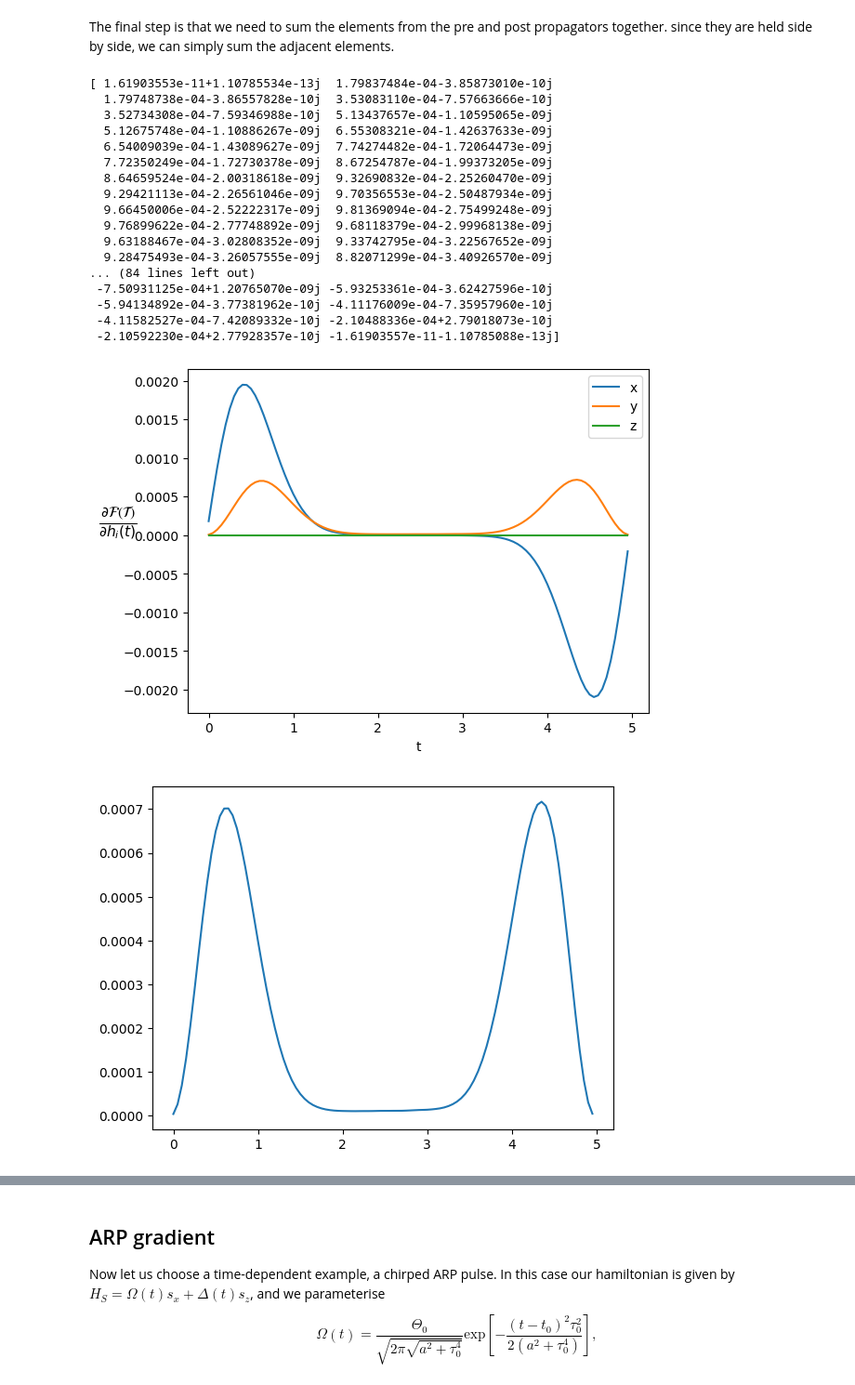
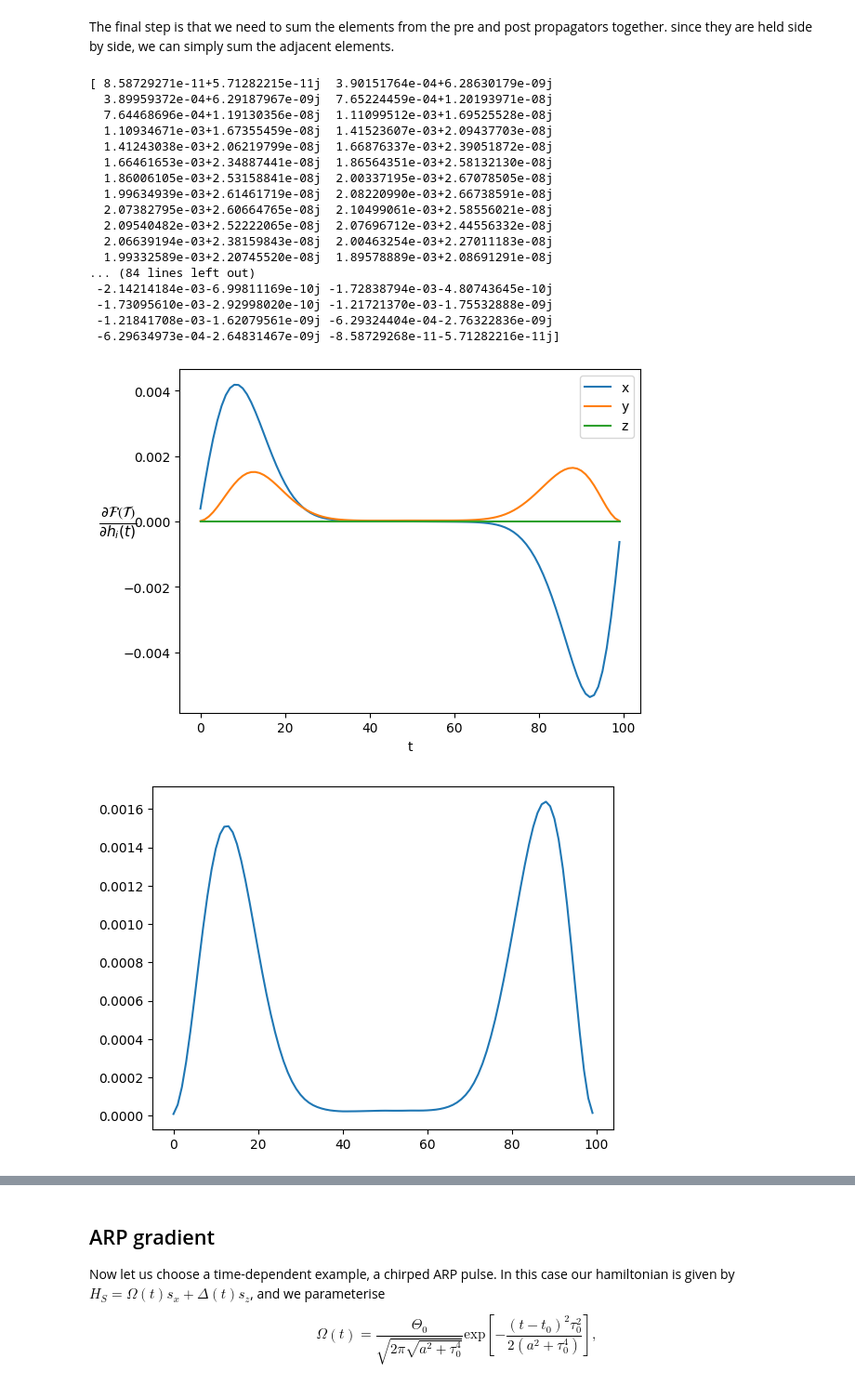
Before and after one commit to ebutler414/OQuPy, a Jupyter notebook: tutorials/gradients_introduction.ipynb, the cells around one changed output, grey strips where cells are left out. Shown at 93% size. Saved outputs shown, nothing was run; the diff lists cells and outputs as text; code cells hidden in the pictures.

```diff
--- a/tutorials/gradients_introduction.ipynb
+++ b/tutorials/gradients_introduction.ipynb
@@ -275,7 +275,7 @@ gradient_dynamics = oqupy.state_gradient(
                 system=system,
                 initial_state=oqupy.operators.spin_dm('x-'),
                 target_state=oqupy.operators.spin_dm('x+').T,
-                process_tensor=process_tensor,
+                process_tensor=[process_tensor,process_tensor,process_tensor],
                 parameters=parameters,
                 return_dynamics=True,
                 return_fidelity=True)
@@ -315,62 +331,64 @@ final_derivs_y = sum_adjacent_elements(total_derivs_y)
 
 plt.figure()
 
-plt.plot(times_gradient,final_derivs_x.real,label='x')
-plt.plot(times_gradient,final_derivs_y.real,label='y')
-plt.plot(times_gradient,final_derivs_z.real,label='z')
+plt.plot(final_derivs_x.real,label='x')
+plt.plot(final_derivs_y.real,label='y')
+plt.plot(final_derivs_z.real,label='z')
 
 plt.legend()
 plt.ylabel(r"$\frac{\partial \mathcal{F(T)}}{\partial h_i (t)}$",rotation=0,fontsize=16)
 plt.xlabel("t")
 plt.show()
-plt.plot(times_gradient,final_derivs_y.real,label='y')
+plt.plot(final_derivs_y.real,label='y')
 plt.show()
 
 target_state=oqupy.operators.spin_dm('x+')
 initial_state=oqupy.operators.spin_dm('x-')
 print(target_state.T@initial_state)
 
 plt.figure()
 
 hs_dim = 2
 
 target_ndarray = target_state.T
 target_ndarray = target_ndarray.reshape(hs_dim**2)
 
 dynamics = gradient_dynamics['dynamics']
 fidelity=[]
 
 
 for state in dynamics.states:
     v_state = state.reshape(hs_dim**2)
     fidelity.append(target_ndarray@v_state)
 
-plt.plot(times_fidelity,fidelity)
+plt.plot(fidelity)
 plt.ylabel(r"$\mathcal{F} (t)$",rotation=0,fontsize=16)
 plt.xlabel("t")
 
 plt.legend()
 plt.show()
+
+print(gradient_dynamics['gradient'])
 # %% [output]
-[ 1.61903553e-11+1.10785534e-13j  1.79837484e-04-3.85873010e-10j
-  1.79748738e-04-3.86557828e-10j  3.53083110e-04-7.57663666e-10j
-  3.52734308e-04-7.59346988e-10j  5.13437657e-04-1.10595065e-09j
-  5.12675748e-04-1.10886267e-09j  6.55308321e-04-1.42637633e-09j
-  6.54009039e-04-1.43089627e-09j  7.74274482e-04-1.72064473e-09j
-  7.72350249e-04-1.72730378e-09j  8.67254787e-04-1.99373205e-09j
-  8.64659524e-04-2.00318618e-09j  9.32690832e-04-2.25260470e-09j
-  9.29421113e-04-2.26561046e-09j  9.70356553e-04-2.50487934e-09j
-  9.66450006e-04-2.52222317e-09j  9.81369094e-04-2.75499248e-09j
-  9.76899622e-04-2.77748892e-09j  9.68118379e-04-2.99968138e-09j
-  9.63188467e-04-3.02808352e-09j  9.33742795e-04-3.22567652e-09j
-  9.28475493e-04-3.26057555e-09j  8.82071299e-04-3.40926570e-09j
+[ 8.58729271e-11+5.71282215e-11j  3.90151764e-04+6.28630179e-09j
+  3.89959372e-04+6.29187967e-09j  7.65224459e-04+1.20193971e-08j
+  7.64468696e-04+1.19130356e-08j  1.11099512e-03+1.69525528e-08j
+  1.10934671e-03+1.67355459e-08j  1.41523607e-03+2.09437703e-08j
+  1.41243038e-03+2.06219799e-08j  1.66876337e-03+2.39051872e-08j
+  1.66461653e-03+2.34887441e-08j  1.86564351e-03+2.58132130e-08j
+  1.86006105e-03+2.53158841e-08j  2.00337195e-03+2.67078505e-08j
+  1.99634939e-03+2.61461719e-08j  2.08220990e-03+2.66738591e-08j
+  2.07382795e-03+2.60664765e-08j  2.10499061e-03+2.58556021e-08j
+  2.09540482e-03+2.52222065e-08j  2.07696712e-03+2.44556332e-08j
+  2.06639194e-03+2.38159843e-08j  2.00463254e-03+2.27011183e-08j
+  1.99332589e-03+2.20745520e-08j  1.89578889e-03+2.08691291e-08j
 ... (84 lines left out)
- -7.50931125e-04+1.20765070e-09j -5.93253361e-04-3.62427596e-10j
- -5.94134892e-04-3.77381962e-10j -4.11176009e-04-7.35957960e-10j
- -4.11582527e-04-7.42089332e-10j -2.10488336e-04+2.79018073e-10j
- -2.10592230e-04+2.77928357e-10j -1.61903557e-11-1.10785088e-13j]
+ -2.14214184e-03-6.99811169e-10j -1.72838794e-03-4.80743645e-10j
+ -1.73095610e-03-2.92998020e-10j -1.21721370e-03-1.75532888e-09j
+ -1.21841708e-03-1.62079561e-09j -6.29324404e-04-2.76322836e-09j
+ -6.29634973e-04-2.64831467e-09j -8.58729268e-11-5.71282216e-11j]
-[figure, old version]
+[figure, new version]
-[figure, old version]
+[figure, new version]
 No artists with labels found to put in legend.  Note that artists whose label start with an underscore are ignored when legend() is called with no argument.
 [[0.+0.j 0.+0.j]
  [0.+0.j 0.+0.j]]
```
Also changed, not shown: parts of 9 cells of this notebook, 6 other files.
